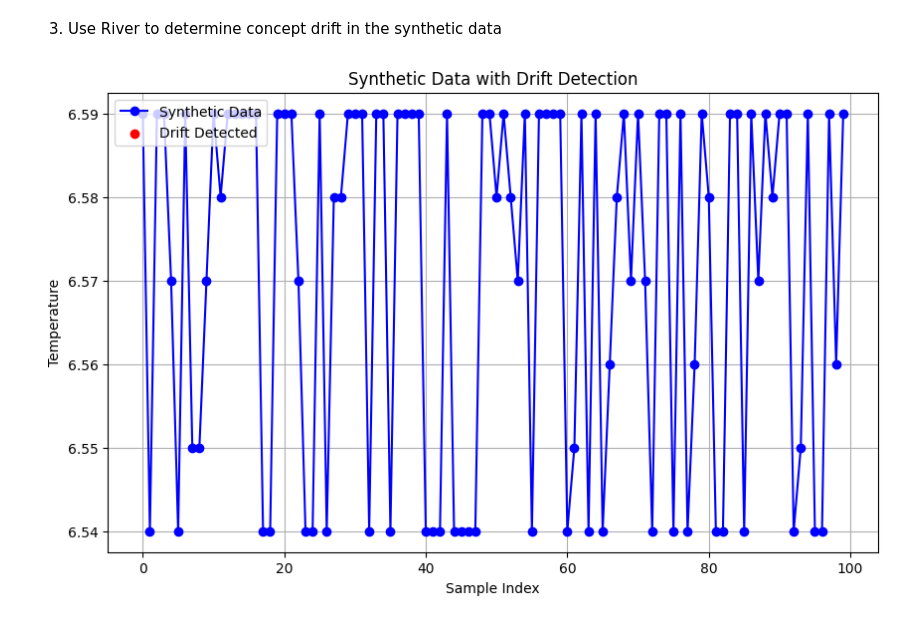
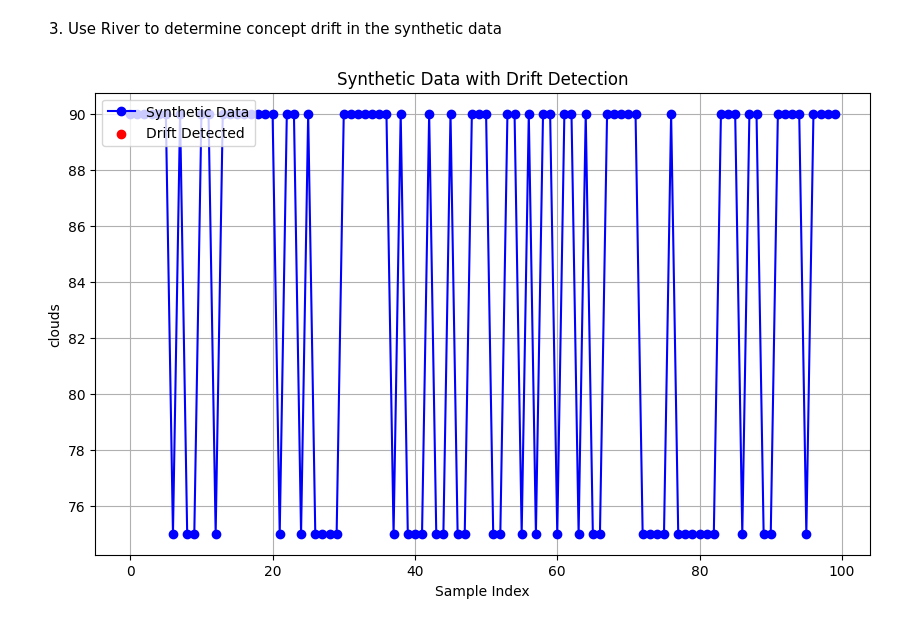
Before and after one commit to iiisong/SyNG, a Jupyter notebook: src/SyNGFramework.ipynb, the cells around one changed output. Saved outputs shown, nothing was run; the diff lists cells and outputs as text; code cells hidden in the pictures.

```diff
--- a/src/SyNGFramework.ipynb
+++ b/src/SyNGFramework.ipynb
@@ -48,5 +48,5 @@ Requirement already satisfied: MarkupSafe>=2.0 in /usr/local/lib/python3.11/dist
 # %%
-from river.drift import KSWIN
+from river.drift import ADWIN
 from river.datasets import Bikes
 import pandas as pd
 from sdv.single_table import GaussianCopulaSynthesizer
@@ -66,10 +66,10 @@ synthesizer.fit(df_original)
 df_synthetic = synthesizer.sample(100)  # Generate 100 synthetic samples
 
 # Step 3: Select a Column for Drift Detection
-feature_name = "temperature"  # Choose a numerical feature for drift detection
+feature_name = "clouds"  # Choose a numerical feature for drift detection
 
 # Step 4: Initialize Drift Detector
-drift_detector = KSWIN(alpha=0.05, window_size=100)
+drift_detector = ADWIN()
 
 # Step 5: Track Drift and Store Detected Points
 drift_points = []  # To store the indices where drift is detected
@@ -84,17 +84,17 @@ for i, value in enumerate(df_synthetic[feature_name]):
 # %%
 import matplotlib.pyplot as plt
 
 
 # Step 7: Visualize Synthetic Data and Drift Points
 plt.figure(figsize=(10, 6))
 plt.plot(df_synthetic[feature_name], label='Synthetic Data', color='blue', marker='o')
 plt.scatter(drift_points, df_synthetic[feature_name].iloc[drift_points], color='red', label='Drift Detected', zorder=5)
 
 plt.title("Synthetic Data with Drift Detection")
 plt.xlabel("Sample Index")
-plt.ylabel("Temperature")
+plt.ylabel(feature_name)
 plt.legend(loc="upper left")
 plt.grid(True)
 plt.show()
 # %% [output]
-[figure, old version]
+[figure, new version]
```
Also changed, not shown: parts of 1 cell of this notebook.
